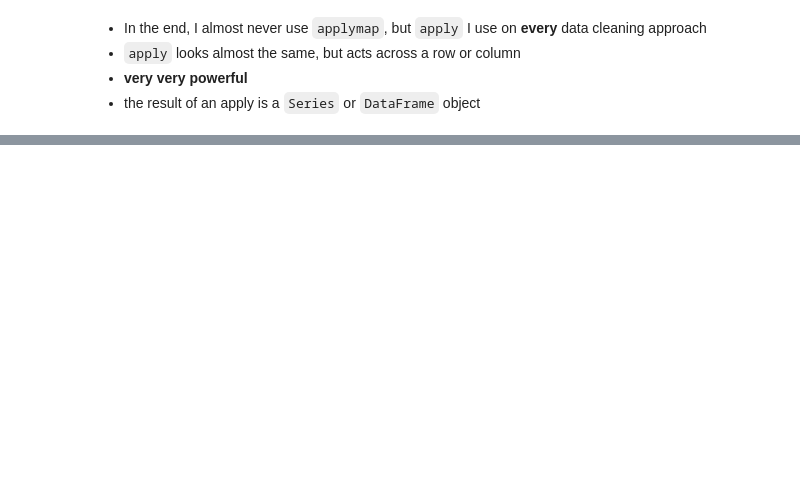
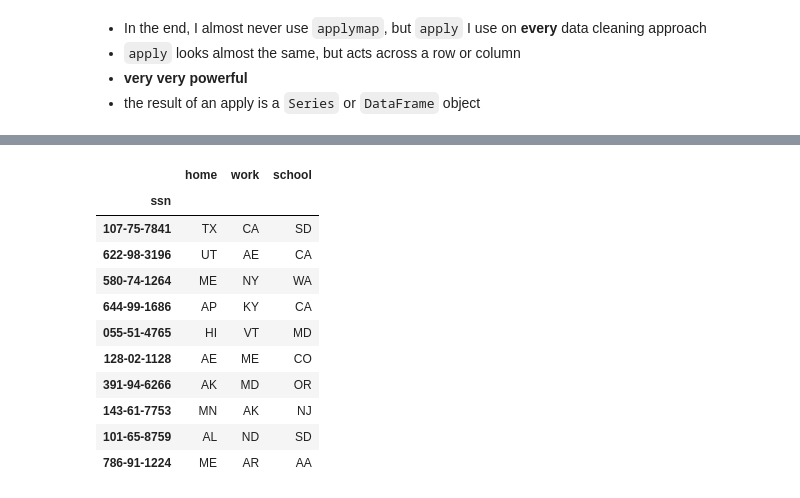
Before and after one commit to cab938/si330_fa20, a Jupyter notebook: 8_apply.ipynb, the cells around one changed output, grey strips where cells are left out. Cells and saved outputs as stored; diff of their text form; code cells hidden in the pictures; blank space fills up the shorter version.

```diff
--- a/8_apply.ipynb
+++ b/8_apply.ipynb
@@ -47,0 +220,22 @@ people
+# %%
+person_info=person_info.set_index("ssn")
+# %%
+def get_state(cell):
+    import re
+    results=re.findall(r"([A-Z]{2}) (?:\d\d\d\d\d)$",cell)
+    return results[0]
+
+person_info.applymap(get_state)
+# %% [output]
+|  | home | work | school |
+| ssn |  |  |  |
+| 107-75-7841 | TX | CA | SD |
+| 622-98-3196 | UT | AE | CA |
+| 580-74-1264 | ME | NY | WA |
+| 644-99-1686 | AP | KY | CA |
+| 055-51-4765 | HI | VT | MD |
+| 128-02-1128 | AE | ME | CO |
+| 391-94-6266 | AK | MD | OR |
+| 143-61-7753 | MN | AK | NJ |
+| 101-65-8759 | AL | ND | SD |
+| 786-91-1224 | ME | AR | AA |
```
Also changed, not shown: parts of 18 cells of this notebook.
